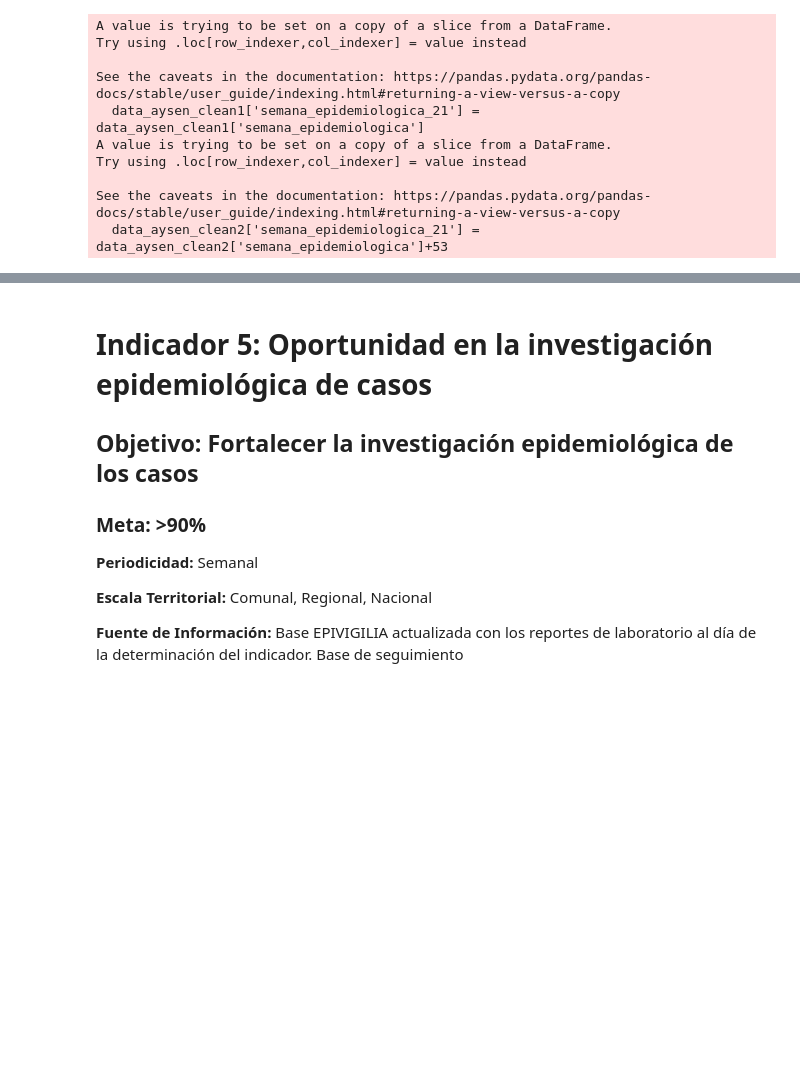
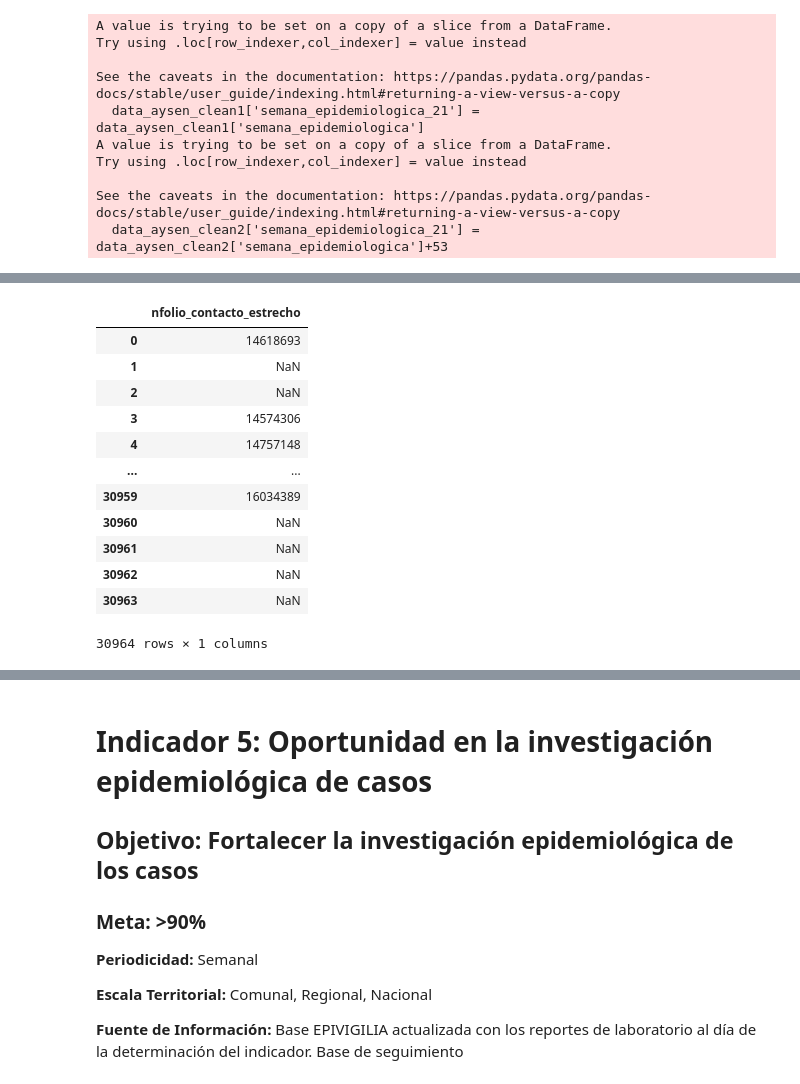
Before and after one commit to millacurafa/SeremiSaludAysenCovid, a Jupyter notebook: indicadores_trazabilidad.ipynb, the cells around one changed output, grey strips where cells are left out. Cells and saved outputs as stored; diff of their text form; code cells hidden in the pictures; blank space fills up the shorter version.

```diff
--- a/indicadores_trazabilidad.ipynb
+++ b/indicadores_trazabilidad.ipynb
@@ -253,0 +226,21 @@ data_aysen_clean[data_aysen_clean['numero_folio']==14832232]
+# %%
+# Separa nfolio caso índice de nfolio contacto estrecho y guarda contacto estrecho
+
+df_seguimiento['n_folio'].str.extract(r'SC([0-9]+)-',
+                                      flags=0,
+                                      expand=True).rename(
+                                      columns={0:'nfolio_contacto_estrecho'})
+# %% [output]
+|  | nfolio_contacto_estrecho |
+| 0 | 14618693 |
+| 1 | NaN |
+| 2 | NaN |
+| 3 | 14574306 |
+| 4 | 14757148 |
+| ... | ... |
+| 30959 | 16034389 |
+| 30960 | NaN |
+| 30961 | NaN |
+| 30962 | NaN |
+| 30963 | NaN |
+30964 rows × 1 columns
```
Also changed, not shown: parts of 20 cells of this notebook.
